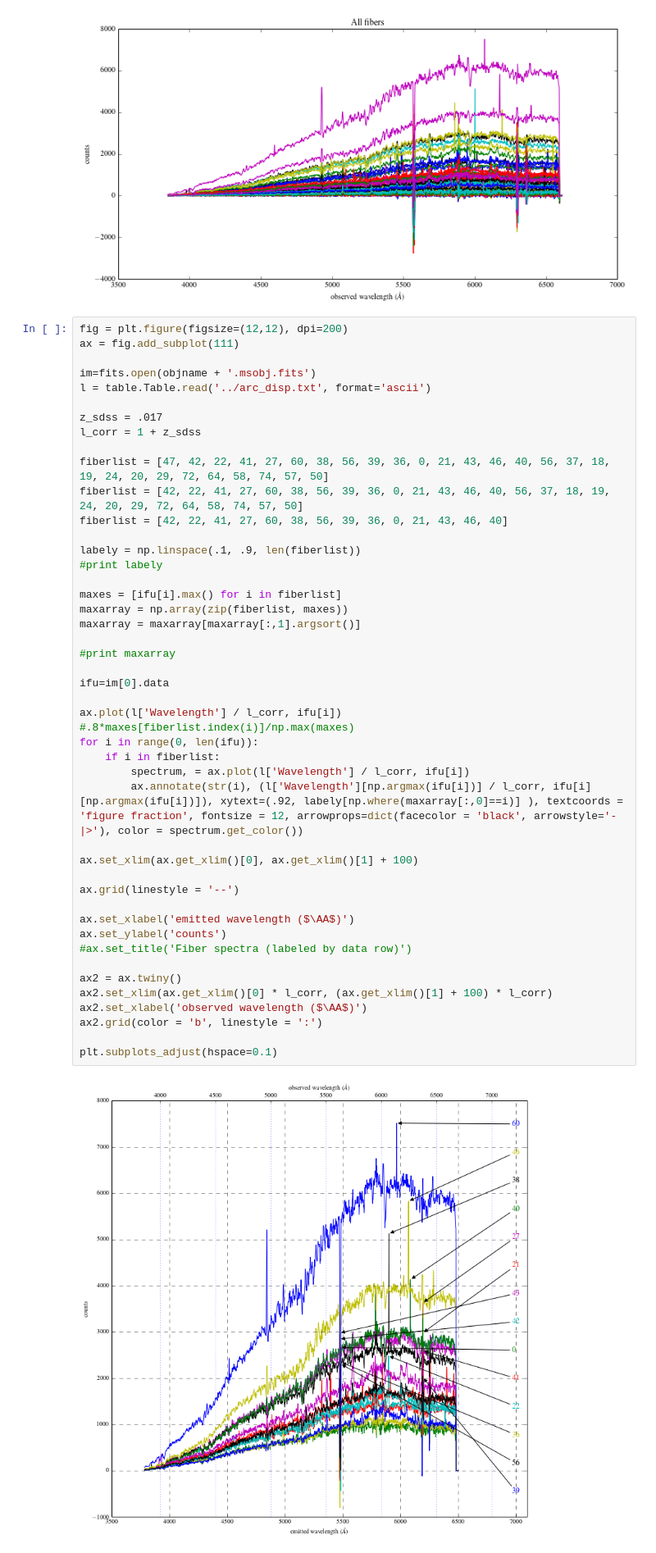
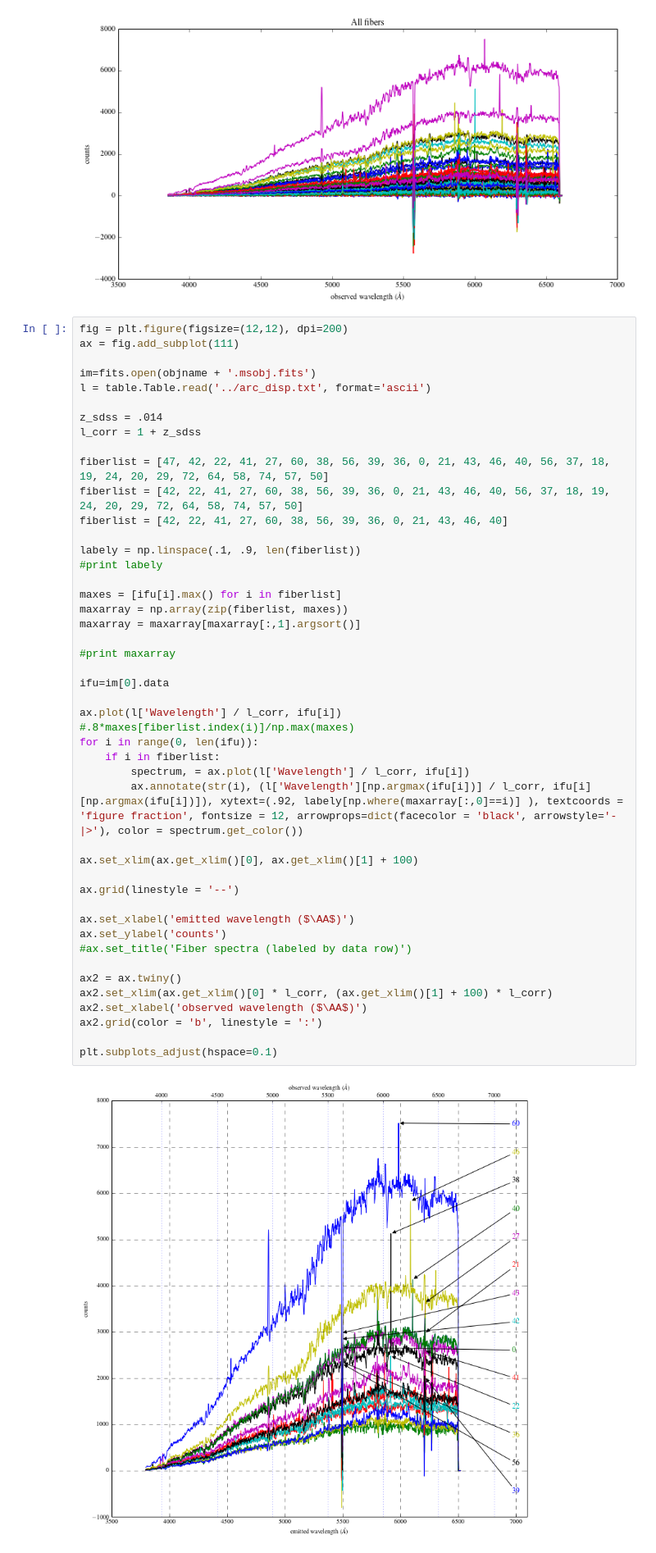
Before and after one commit to zpace/SparsePak-SFH, a Jupyter notebook: spectra_UGC04329.ipynb, the cells around one changed output. Shown at 82% size. Cells and saved outputs as stored; diff of their text form.

```diff
--- a/spectra_UGC04329.ipynb
+++ b/spectra_UGC04329.ipynb
@@ -259,7 +259,7 @@ ax = fig.add_subplot(111)
 im=fits.open(objname + '.msobj.fits')
 l = table.Table.read('../arc_disp.txt', format='ascii')
 
-z_sdss = .017
+z_sdss = .014
 l_corr = 1 + z_sdss
 
 fiberlist = [47, 42, 22, 41, 27, 60, 38, 56, 39, 36, 0, 21, 43, 46, 40, 56, 37, 18, 19, 24, 20, 29, 72, 64, 58, 74, 57, 50]
@@ -272,34 +272,34 @@ labely = np.linspace(.1, .9, len(fiberlist))
 maxes = [ifu[i].max() for i in fiberlist]
 maxarray = np.array(zip(fiberlist, maxes))
 maxarray = maxarray[maxarray[:,1].argsort()]
 
 #print maxarray
 
 ifu=im[0].data
 
 ax.plot(l['Wavelength'] / l_corr, ifu[i])
 #.8*maxes[fiberlist.index(i)]/np.max(maxes)
 for i in range(0, len(ifu)):
     if i in fiberlist:
         spectrum, = ax.plot(l['Wavelength'] / l_corr, ifu[i])
         ax.annotate(str(i), (l['Wavelength'][np.argmax(ifu[i])] / l_corr, ifu[i][np.argmax(ifu[i])]), xytext=(.92, labely[np.where(maxarray[:,0]==i)] ), textcoords = 'figure fraction', fontsize = 12, arrowprops=dict(facecolor = 'black', arrowstyle='-|>'), color = spectrum.get_color())
 
 ax.set_xlim(ax.get_xlim()[0], ax.get_xlim()[1] + 100)
 
 ax.grid(linestyle = '--')
 
 ax.set_xlabel('emitted wavelength ($\AA$)')
 ax.set_ylabel('counts')
 #ax.set_title('Fiber spectra (labeled by data row)')
 
 ax2 = ax.twiny()
 ax2.set_xlim(ax.get_xlim()[0] * l_corr, (ax.get_xlim()[1] + 100) * l_corr)
 ax2.set_xlabel('observed wavelength ($\AA$)')
 ax2.grid(color = 'b', linestyle = ':')
 
 plt.subplots_adjust(hspace=0.1)
 # %% [output]
-[figure, old version]
+[figure, new version]
 # %%
 #try mapping the log of total light onto an IFU fiber diagram
 fig= plt.figure(figsize=(10,10), dpi=400)
```
Also changed, not shown: 18 other files.
